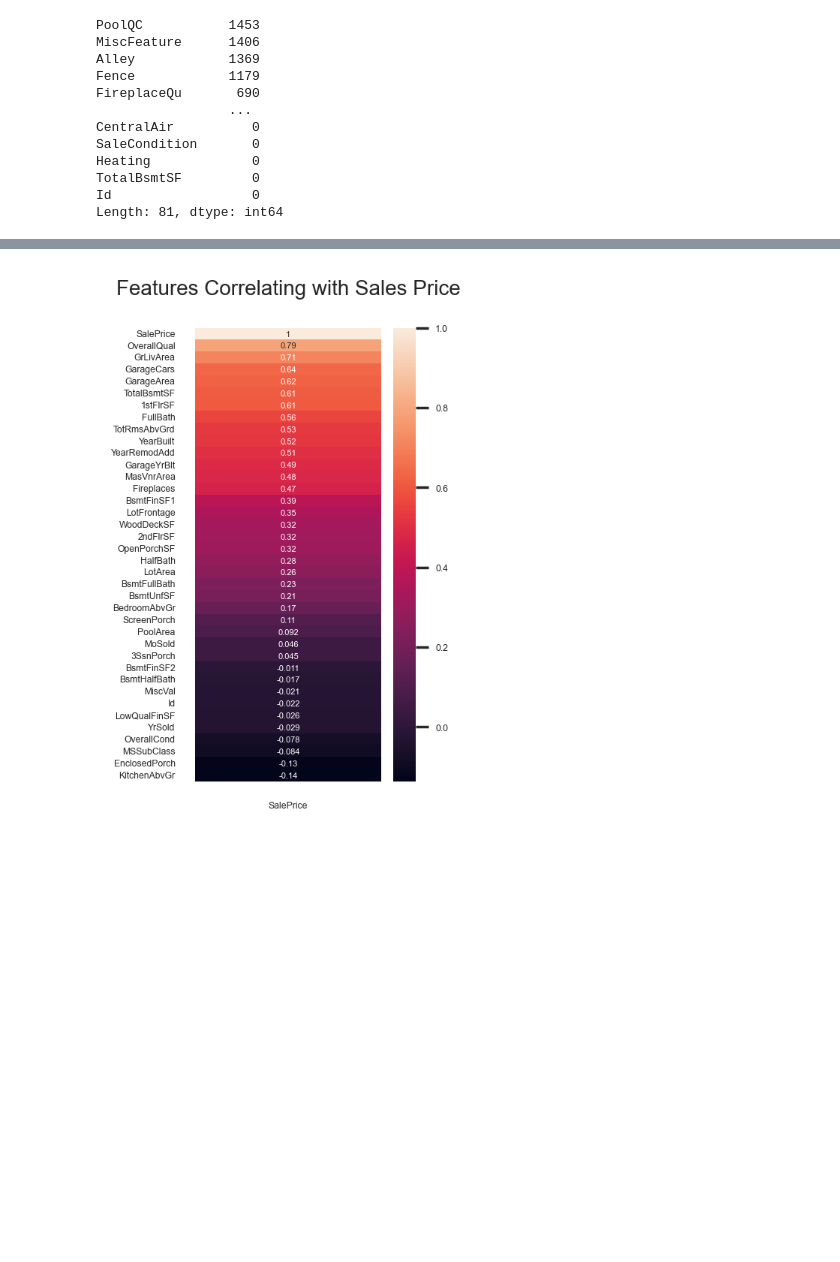
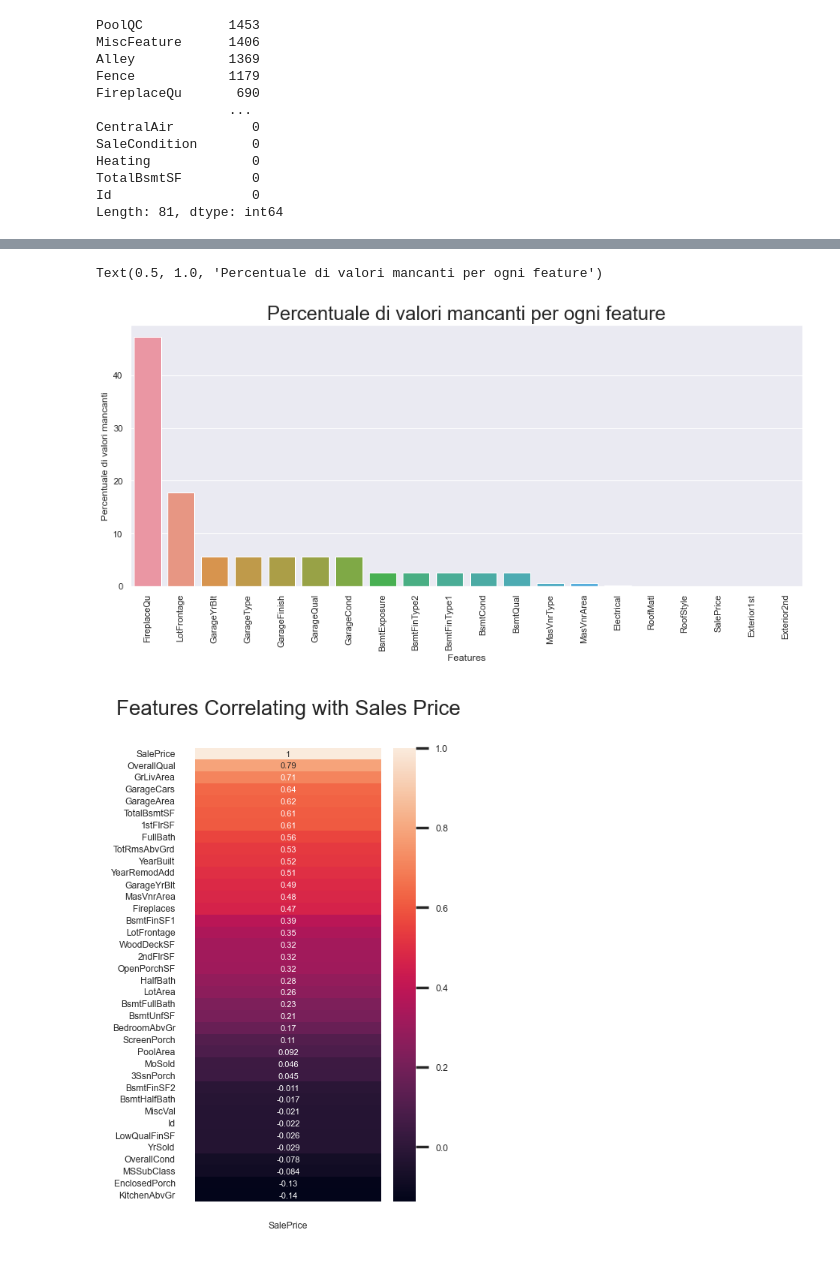
Before and after one commit to vitodigrigoli/house-prices-regression, a Jupyter notebook: di-grigoli.ipynb, the cells around one changed output, grey strips where cells are left out. Saved outputs shown, nothing was run; the diff lists cells and outputs as text; code cells hidden in the pictures; blank space fills up the shorter version.

Commit message:
clean int features

```diff
--- a/di-grigoli.ipynb
+++ b/di-grigoli.ipynb
@@ -70,3 +75,22 @@ sns.heatmap(corr, annot=True, annot_kws={"fontsize":4}, square=True).set_title('
+# %%
+# cancelliamo le features che hanno una percentuale di valori nulli sopra 80% (1168)
+
+theshold = 0.8
+n_values_not_null = len(df) * (1 - theshold)
+df_clean = df.dropna(axis='columns', thresh=n_values_not_null, inplace=False)
+# %%
+missing_ratio_2 = ( ( df_clean.isna().sum() / len(df_clean)) * 100 ).sort_values(ascending=False)
+
+plt.subplots(figsize=(15, 6))
+sns.set(font_scale = 2)
+plt.xticks(rotation='90')
+sns.barplot(x=missing_ratio_2.index[:20], y=missing_ratio_2[:20]) #prendo le prime 20 per visualizzarle meglio
+plt.xlabel('Features')
+plt.ylabel('Percentuale di valori mancanti')
+plt.title('Percentuale di valori mancanti per ogni feature')
+# %% [output]
+Text(0.5, 1.0, 'Percentuale di valori mancanti per ogni feature')
+[figure, added]
 # %%
 # vediamo la correlazione solo con il prezzo di vendita
 
```
Also changed, not shown: parts of 2 cells of this notebook.
